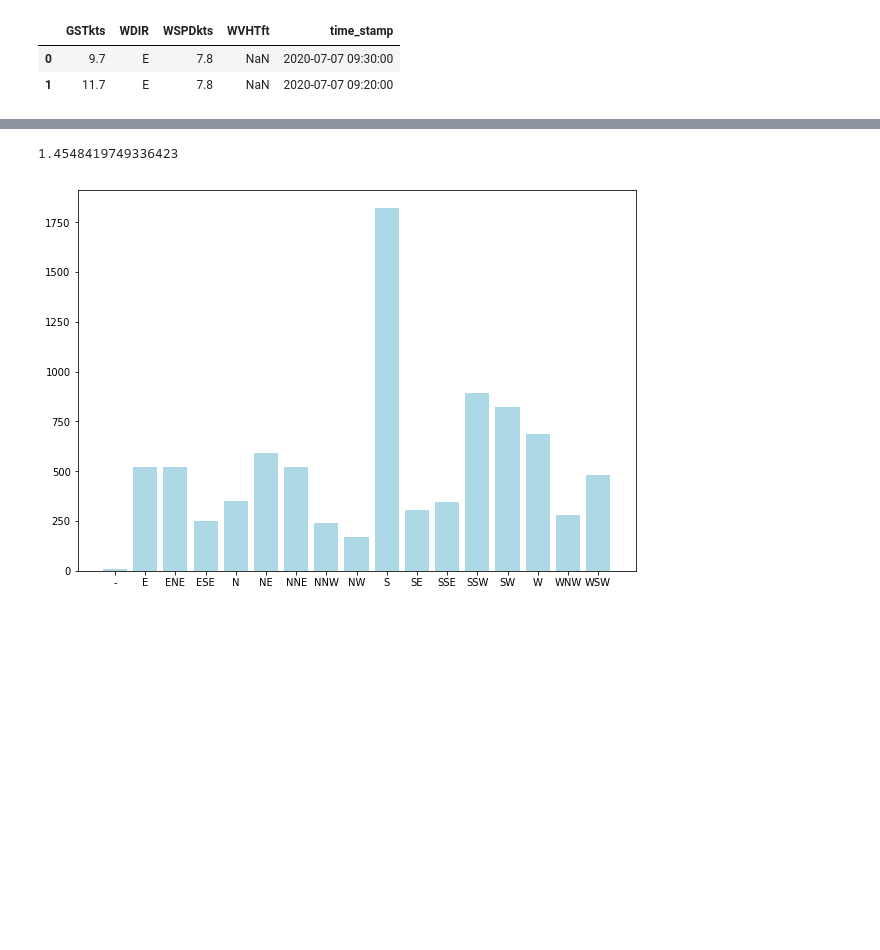
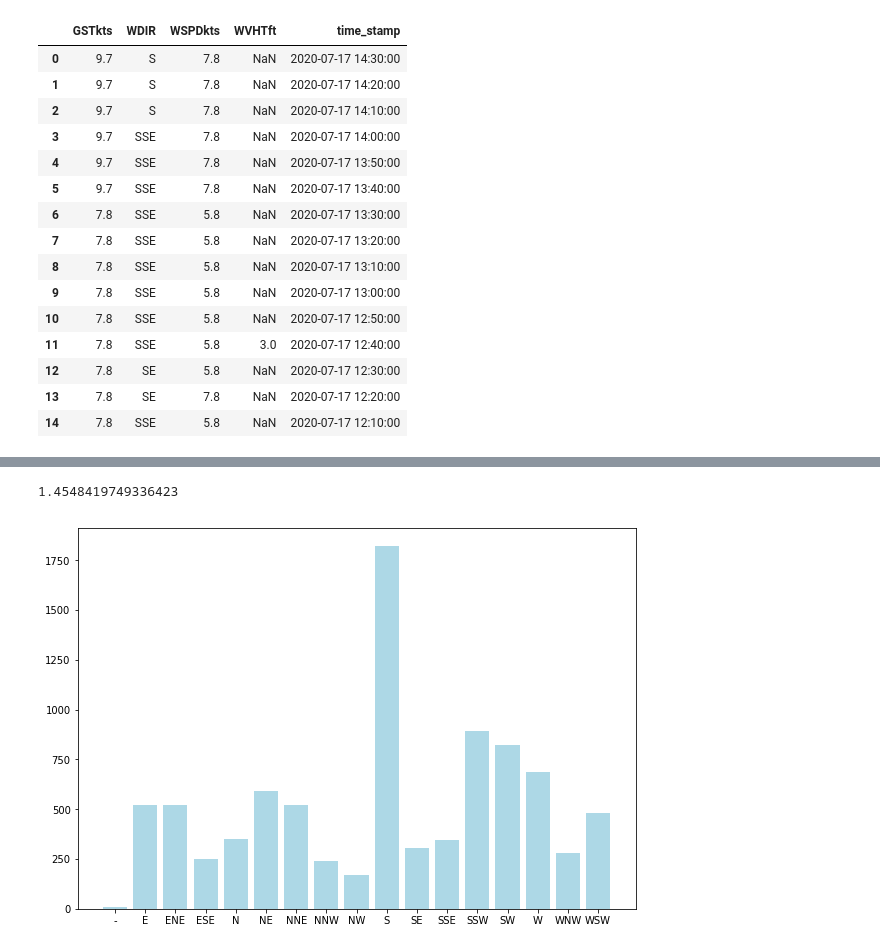
Before and after one commit to eric220/Wave_Height, a Jupyter notebook: wavehgt_reg.ipynb, the cells around one changed output, grey strips where cells are left out. Saved outputs shown, nothing was run; the diff lists cells and outputs as text; code cells hidden in the pictures; blank space fills up the shorter version.

```diff
--- a/wavehgt_reg.ipynb
+++ b/wavehgt_reg.ipynb
@@ -16,9 +16,22 @@ len(t_df)
 # %%
-data.head(2)
+data.head(15)
 # %% [output]
 |  | GSTkts | WDIR | WSPDkts | WVHTft | time_stamp |
-| 0 | 9.7 | E | 7.8 | NaN | 2020-07-07 09:30:00 |
-| 1 | 11.7 | E | 7.8 | NaN | 2020-07-07 09:20:00 |
+| 0 | 9.7 | S | 7.8 | NaN | 2020-07-17 14:30:00 |
+| 1 | 9.7 | S | 7.8 | NaN | 2020-07-17 14:20:00 |
+| 2 | 9.7 | S | 7.8 | NaN | 2020-07-17 14:10:00 |
+| 3 | 9.7 | SSE | 7.8 | NaN | 2020-07-17 14:00:00 |
+| 4 | 9.7 | SSE | 7.8 | NaN | 2020-07-17 13:50:00 |
+| 5 | 9.7 | SSE | 7.8 | NaN | 2020-07-17 13:40:00 |
+| 6 | 7.8 | SSE | 5.8 | NaN | 2020-07-17 13:30:00 |
+| 7 | 7.8 | SSE | 5.8 | NaN | 2020-07-17 13:20:00 |
+| 8 | 7.8 | SSE | 5.8 | NaN | 2020-07-17 13:10:00 |
+| 9 | 7.8 | SSE | 5.8 | NaN | 2020-07-17 13:00:00 |
+| 10 | 7.8 | SSE | 5.8 | NaN | 2020-07-17 12:50:00 |
+| 11 | 7.8 | SSE | 5.8 | 3.0 | 2020-07-17 12:40:00 |
+| 12 | 7.8 | SE | 5.8 | NaN | 2020-07-17 12:30:00 |
+| 13 | 7.8 | SE | 7.8 | NaN | 2020-07-17 12:20:00 |
+| 14 | 7.8 | SSE | 5.8 | NaN | 2020-07-17 12:10:00 |
 # %%
 #data.drop('Unnamed: 0', axis = 1, inplace =True)
 #data.to_csv('dataset.csv', index = False)
```
Also changed, not shown: parts of 6 cells of this notebook, 3 other files.
